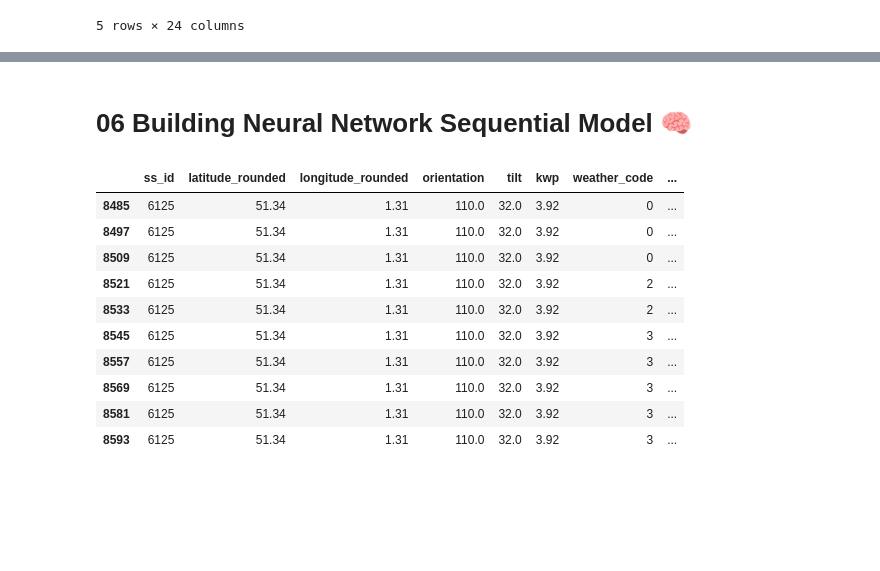
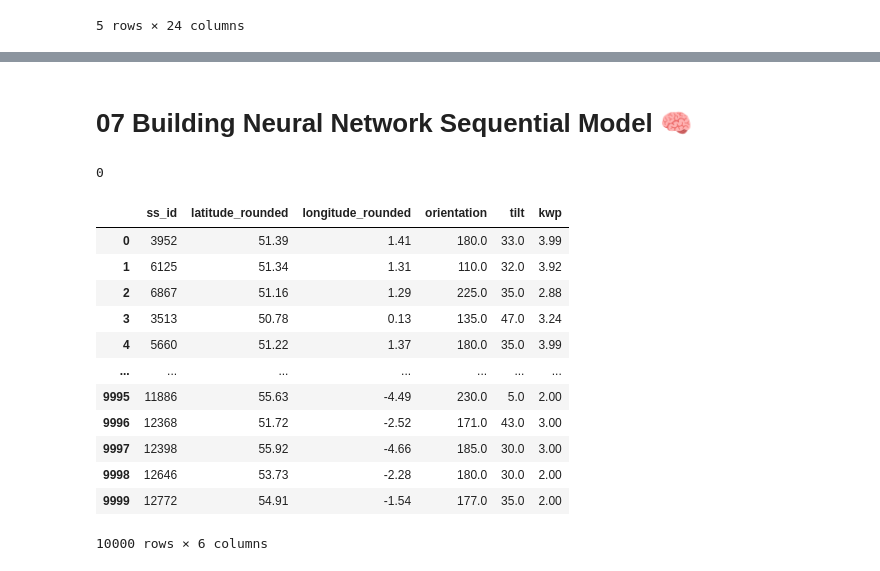
Before and after one commit to hramzan01/market, a Jupyter notebook: notebooks/supply_data.ipynb, the cells around one changed output, grey strips where cells are left out. Drawn from its saved outputs; the diff is of its cells as text; code cells hidden in the pictures; blank space fills up the shorter version.

Commit message:
merged 10k dataset

```diff
--- a/notebooks/supply_data.ipynb
+++ b/notebooks/supply_data.ipynb
@@ -399,0 +406,3 @@ df_merged_multiple.head(5)
+# %%
+df_merged_1k = pd.merge(df_energy.head(10000),df_spec,how='left',on='ss_id')
+df_merged_1k.head(5)
@@ -400,21 +423,28 @@ df_merged_multiple.head(5)
 # %% [markdown]
-# 06 Building Neural Network Sequential Model 🧠
+# 07 Building Neural Network Sequential Model 🧠
+# %%
+# drop duplicates
+df_merged_1k.duplicated().sum()
+# %% [output]
+0
 # %%
-X = df_merged_multiple.drop(columns=['generation_w']).select_dtypes(include='number')
-y = df_merged_multiple['generation_w']
+X = df_merged_1k.drop(columns=['generation_w']).select_dtypes(include='number')
+y = df_merged_1k['generation_w']
 X
 # %% [output]
-|  | ss_id | latitude_rounded | longitude_rounded | orientation | tilt | kwp | weather_code | ... |
-| 8485 | 6125 | 51.34 | 1.31 | 110.0 | 32.0 | 3.92 | 0 | ... |
-| 8497 | 6125 | 51.34 | 1.31 | 110.0 | 32.0 | 3.92 | 0 | ... |
-| 8509 | 6125 | 51.34 | 1.31 | 110.0 | 32.0 | 3.92 | 0 | ... |
-| 8521 | 6125 | 51.34 | 1.31 | 110.0 | 32.0 | 3.92 | 2 | ... |
-| 8533 | 6125 | 51.34 | 1.31 | 110.0 | 32.0 | 3.92 | 2 | ... |
-| 8545 | 6125 | 51.34 | 1.31 | 110.0 | 32.0 | 3.92 | 3 | ... |
-| 8557 | 6125 | 51.34 | 1.31 | 110.0 | 32.0 | 3.92 | 3 | ... |
-| 8569 | 6125 | 51.34 | 1.31 | 110.0 | 32.0 | 3.92 | 3 | ... |
-| 8581 | 6125 | 51.34 | 1.31 | 110.0 | 32.0 | 3.92 | 3 | ... |
-| 8593 | 6125 | 51.34 | 1.31 | 110.0 | 32.0 | 3.92 | 3 | ... |
+|  | ss_id | latitude_rounded | longitude_rounded | orientation | tilt | kwp |
+| 0 | 3952 | 51.39 | 1.41 | 180.0 | 33.0 | 3.99 |
+| 1 | 6125 | 51.34 | 1.31 | 110.0 | 32.0 | 3.92 |
+| 2 | 6867 | 51.16 | 1.29 | 225.0 | 35.0 | 2.88 |
+| 3 | 3513 | 50.78 | 0.13 | 135.0 | 47.0 | 3.24 |
+| 4 | 5660 | 51.22 | 1.37 | 180.0 | 35.0 | 3.99 |
+| ... | ... | ... | ... | ... | ... | ... |
+| 9995 | 11886 | 55.63 | -4.49 | 230.0 | 5.0 | 2.00 |
+| 9996 | 12368 | 51.72 | -2.52 | 171.0 | 43.0 | 3.00 |
+| 9997 | 12398 | 55.92 | -4.66 | 185.0 | 30.0 | 3.00 |
+| 9998 | 12646 | 53.73 | -2.28 | 180.0 | 30.0 | 2.00 |
+| 9999 | 12772 | 54.91 | -1.54 | 177.0 | 35.0 | 2.00 |
+10000 rows × 6 columns
 # %%
 # preprocess data
 # Train test split
```
Also changed, not shown: parts of 8 cells of this notebook.
